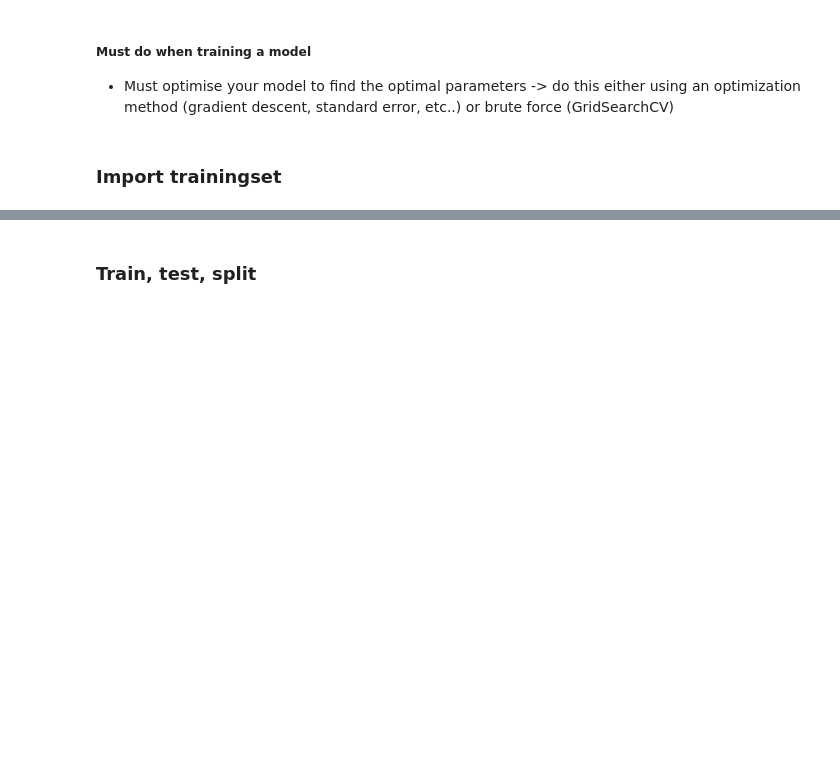
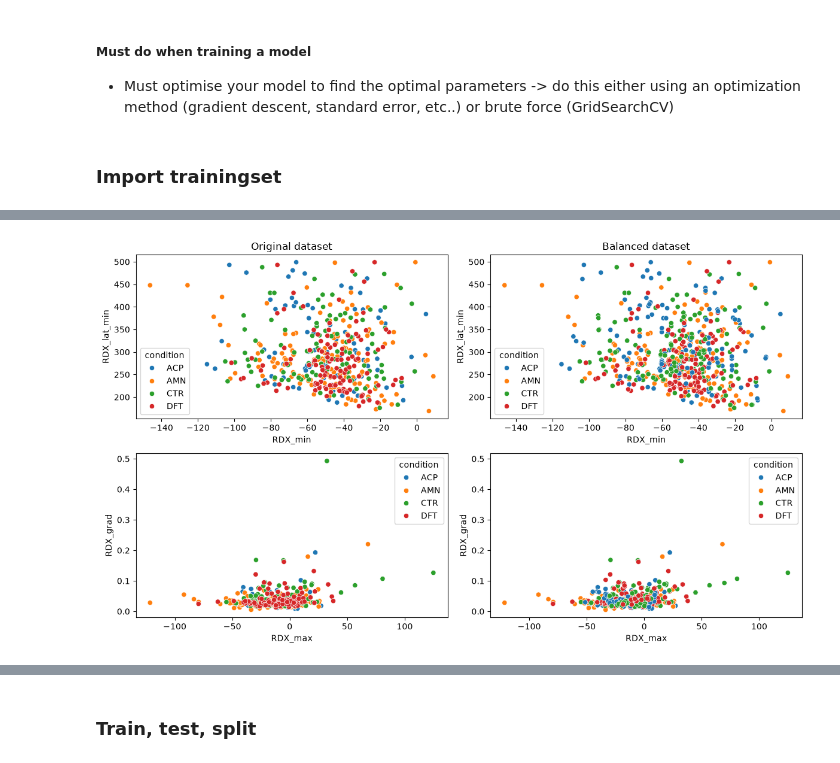
Before and after one commit to arthbreaker/2026_M1_internship, a Jupyter notebook: modeling.ipynb, the cells around one changed output, grey strips where cells are left out. Cells and saved outputs as stored; diff of their text form; code cells hidden in the pictures; blank space fills up the shorter version.

```diff
--- a/modeling.ipynb
+++ b/modeling.ipynb
@@ -41,0 +47,16 @@ df
+# %%
+fig, ax = plt.subplots(2, 2, figsize=(12, 7))
+
+
+sns.scatterplot(df, x='RDX_min', y='RDX_lat_min', ax=ax[0][0], hue='condition')
+sns.scatterplot(df, x='RDX_max', y='RDX_grad', ax=ax[1][0], hue='condition')
+
+sns.scatterplot(test, x='RDX_min', y='RDX_lat_min', ax=ax[0][1], hue='condition')
+sns.scatterplot(test, x='RDX_max', y='RDX_grad', ax=ax[1][1], hue='condition')
+
+ax[0][0].set_title('Original dataset')
+ax[0][1].set_title('Balanced dataset')
+
+plt.tight_layout()
+# %% [output]
+[figure, added]
```
Also changed, not shown: parts of 34 cells of this notebook, 6 other files.
